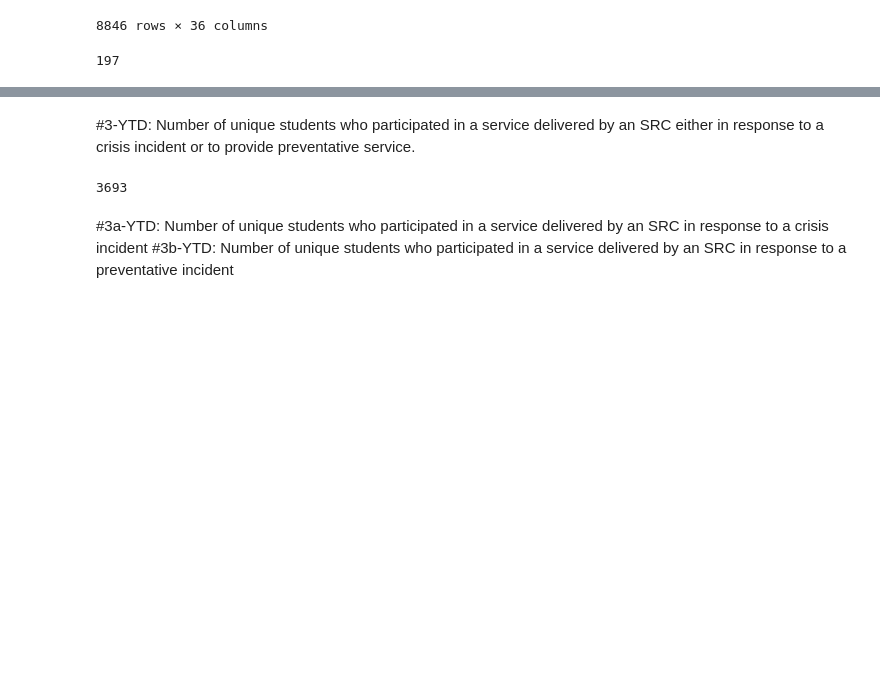
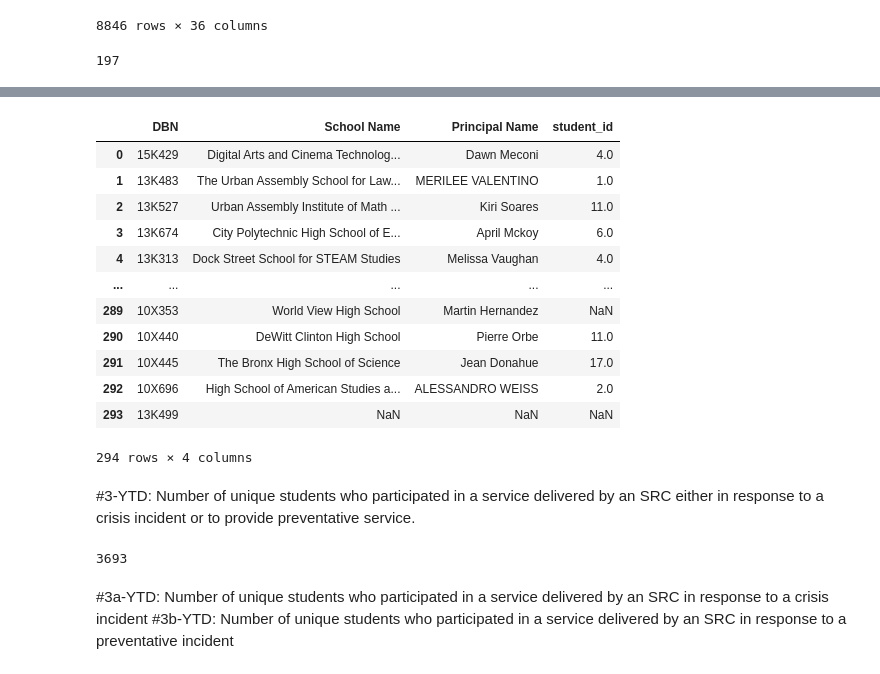
Before and after one commit to hdbedwell/thrive_metrics, a Jupyter notebook: 12282020 Thrive Reporting Template.ipynb, the cells around one changed output, grey strips where cells are left out. Drawn from its saved outputs; the diff is of its cells as text; code cells hidden in the pictures; blank space fills up the shorter version.

```diff
--- a/12282020 Thrive Reporting Template.ipynb
+++ b/12282020 Thrive Reporting Template.ipynb
@@ -62,0 +101,22 @@ data2
+# %%
+school_services.drop('Borough', axis = 1, inplace = True)
+school_services.drop('Cluster #', axis = 1, inplace = True)
+school_services.drop('Building Code', axis = 1, inplace = True)
+school_services.drop('Building Name', axis = 1, inplace = True)
+school_services.drop('Address', axis = 1, inplace = True)
+# %%
+school_services
+# %% [output]
+|  | DBN | School Name | Principal Name | student_id |
+| 0 | 15K429 | Digital Arts and Cinema Technolog... | Dawn Meconi | 4.0 |
+| 1 | 13K483 | The Urban Assembly School for Law... | MERILEE VALENTINO | 1.0 |
+| 2 | 13K527 | Urban Assembly Institute of Math ... | Kiri Soares | 11.0 |
+| 3 | 13K674 | City Polytechnic High School of E... | April Mckoy | 6.0 |
+| 4 | 13K313 | Dock Street School for STEAM Studies | Melissa Vaughan | 4.0 |
+| ... | ... | ... | ... | ... |
+| 289 | 10X353 | World View High School | Martin Hernandez | NaN |
+| 290 | 10X440 | DeWitt Clinton High School | Pierre Orbe | 11.0 |
+| 291 | 10X445 | The Bronx High School of Science | Jean Donahue | 17.0 |
+| 292 | 10X696 | High School of American Studies a... | ALESSANDRO WEISS | 2.0 |
+| 293 | 13K499 | NaN | NaN | NaN |
+294 rows × 4 columns
```
Also changed, not shown: parts of 6 cells of this notebook.
